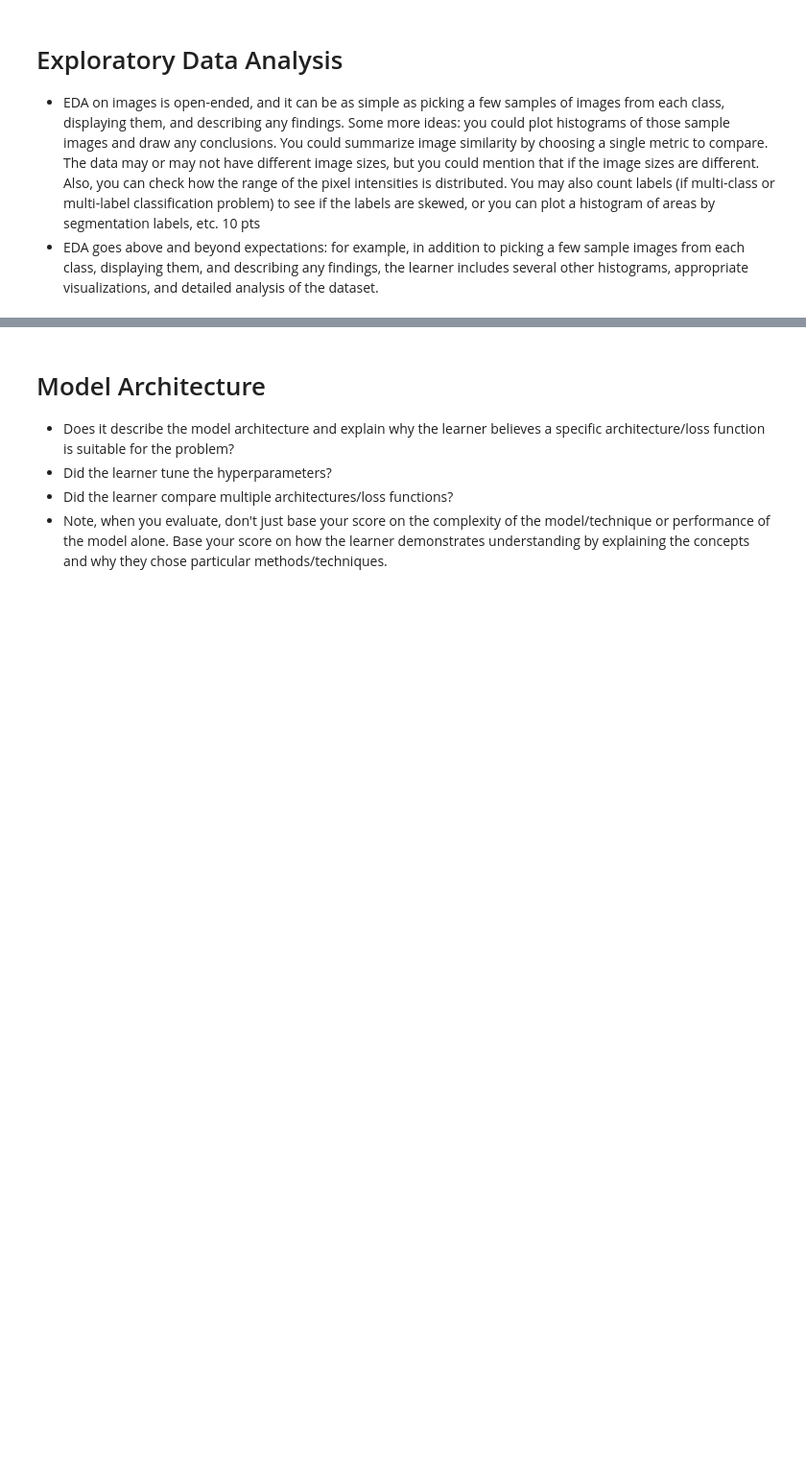
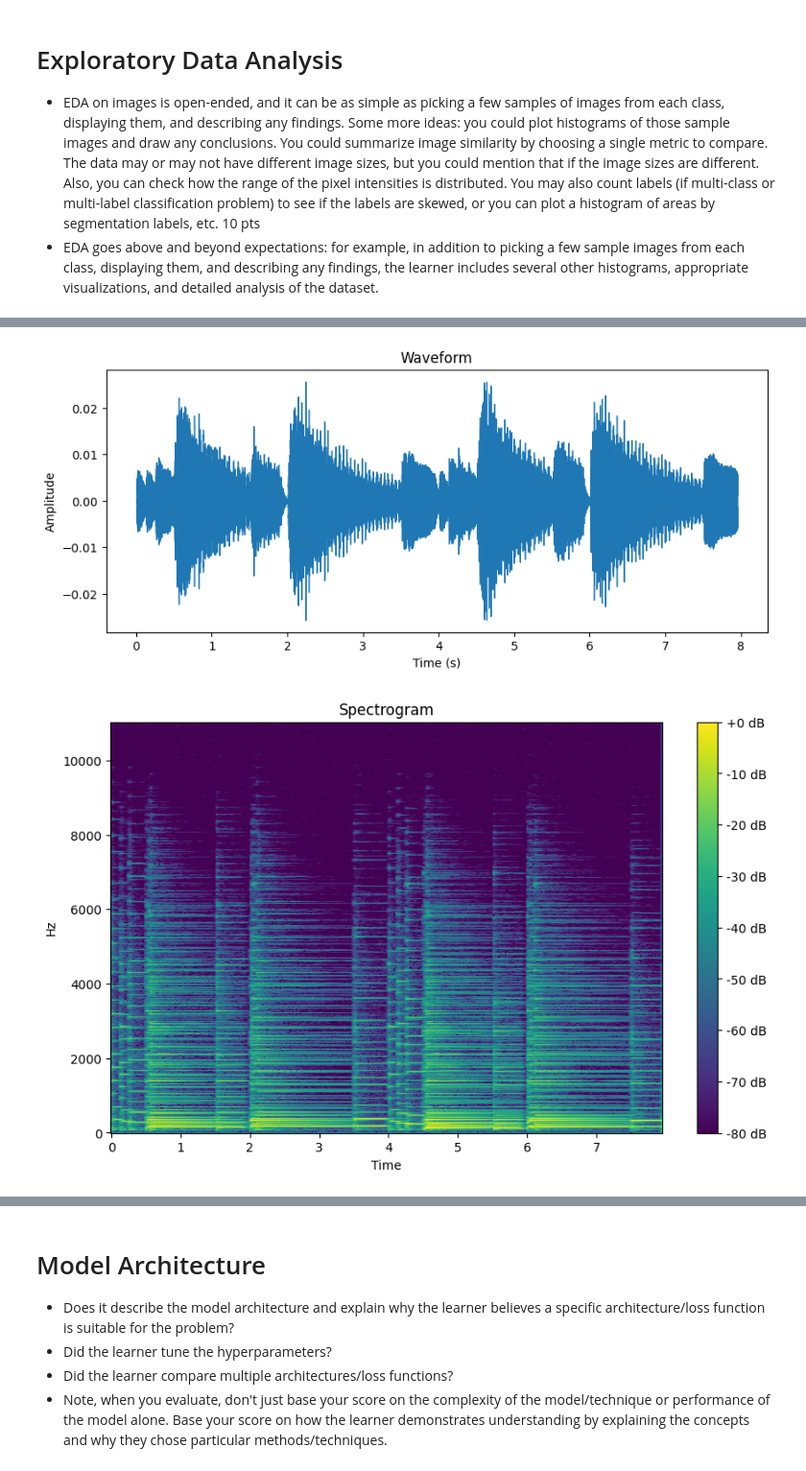
Before and after one commit to BasilPanda/CSCA-5642-FINAL, a Jupyter notebook: final_project.ipynb, the cells around one changed output, grey strips where cells are left out. Shown at 96% size. Drawn from its saved outputs; the diff is of its cells as text; code cells hidden in the pictures; blank space fills up the shorter version.

Commit message:
display graphs

```diff
--- a/final_project.ipynb
+++ b/final_project.ipynb
@@ -191,3 +191,8 @@ def display_all_graphs(file_path):
     display_spectrogram(file_path)
     display_mel_spectrogram(file_path)
     display_chromagram(file_path)
+# %%
+display_all_graphs(df_midi["wav_paths"][0])
+# %% [output]
+[figure, added]
+[figure, added]
```
Also changed, not shown: parts of 5 cells of this notebook.
